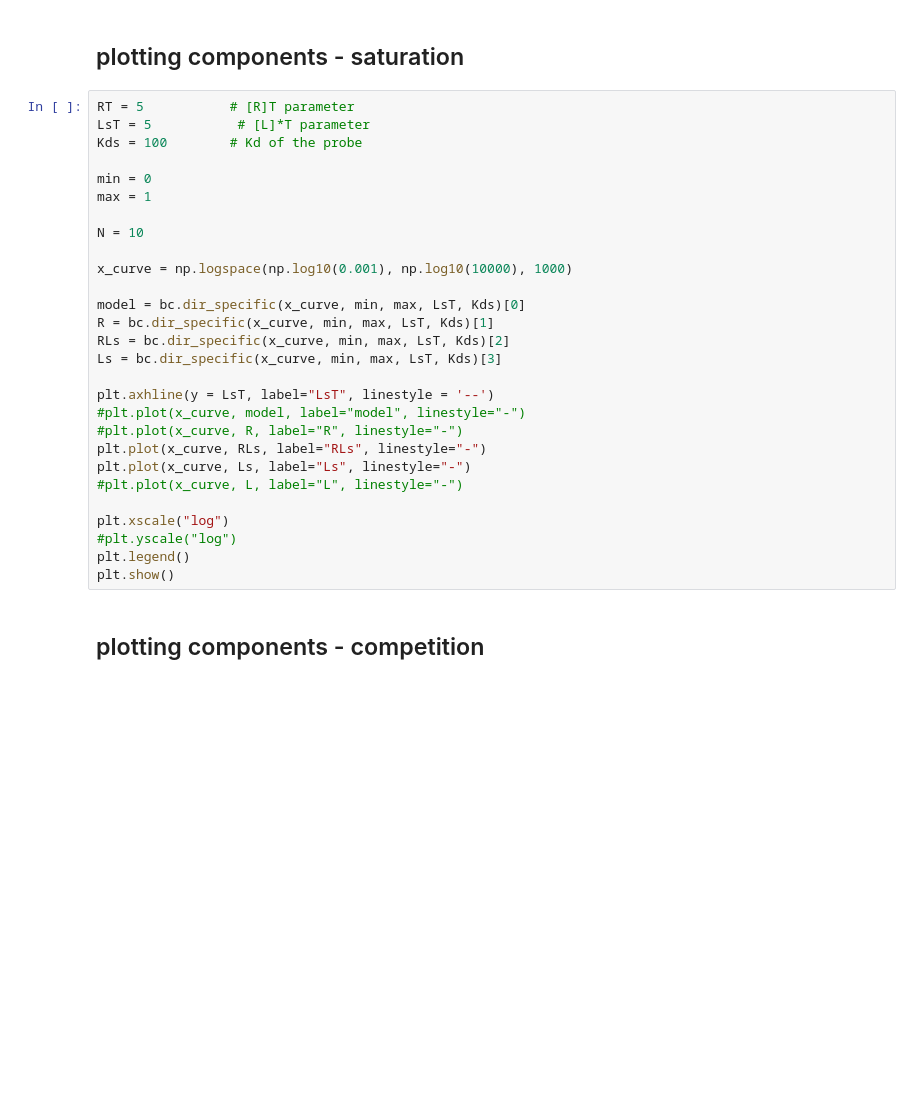
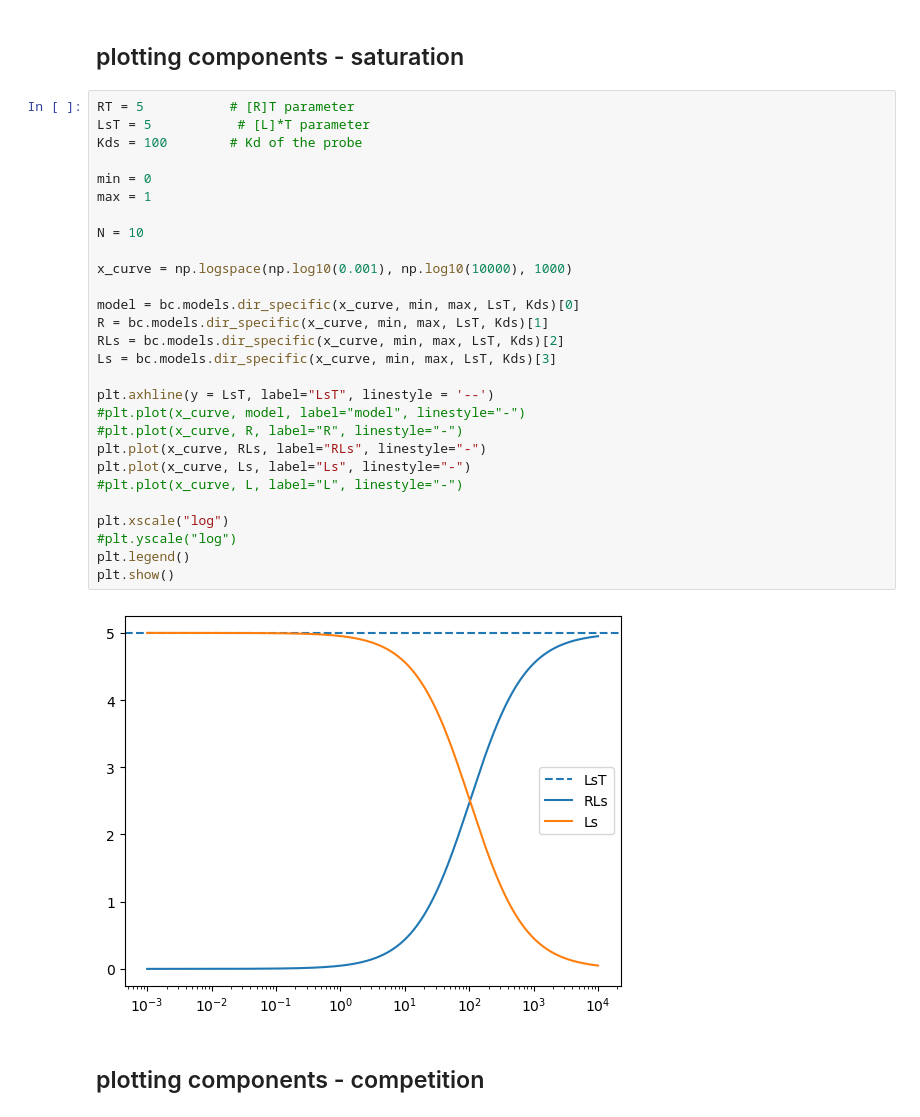
Before and after one commit to choutkaj/bindcurve, a Jupyter notebook: test.ipynb, the cells around one changed output. Drawn from its saved outputs; the diff is of its cells as text; blank space fills up the shorter version.

```diff
--- a/test.ipynb
+++ b/test.ipynb
@@ -152,31 +154,33 @@ bc.plot_grid(input_data, IC50_results, compound_sel=False, n_cols=3, figsize=(6,
 # %%
 RT = 5           # [R]T parameter
 LsT = 5           # [L]*T parameter
 Kds = 100        # Kd of the probe
 
 min = 0
 max = 1
 
 N = 10
 
 x_curve = np.logspace(np.log10(0.001), np.log10(10000), 1000)
 
-model = bc.dir_specific(x_curve, min, max, LsT, Kds)[0]
-R = bc.dir_specific(x_curve, min, max, LsT, Kds)[1]
-RLs = bc.dir_specific(x_curve, min, max, LsT, Kds)[2]
-Ls = bc.dir_specific(x_curve, min, max, LsT, Kds)[3]
+model = bc.models.dir_specific(x_curve, min, max, LsT, Kds)[0]
+R = bc.models.dir_specific(x_curve, min, max, LsT, Kds)[1]
+RLs = bc.models.dir_specific(x_curve, min, max, LsT, Kds)[2]
+Ls = bc.models.dir_specific(x_curve, min, max, LsT, Kds)[3]
 
 plt.axhline(y = LsT, label="LsT", linestyle = '--')
 #plt.plot(x_curve, model, label="model", linestyle="-")
 #plt.plot(x_curve, R, label="R", linestyle="-")
 plt.plot(x_curve, RLs, label="RLs", linestyle="-")
 plt.plot(x_curve, Ls, label="Ls", linestyle="-")
 #plt.plot(x_curve, L, label="L", linestyle="-")
 
 plt.xscale("log")
 #plt.yscale("log")
 plt.legend()
 plt.show()
+# %% [output]
+[figure, added]
 # %% [markdown]
 ## plotting components - competition
 # %%
```
Also changed, not shown: parts of 3 cells of this notebook, 6 other files.
